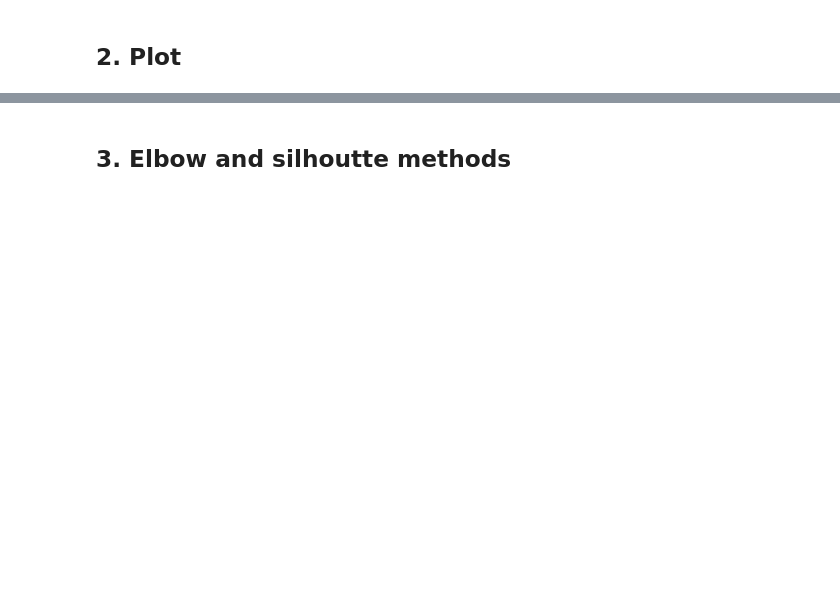
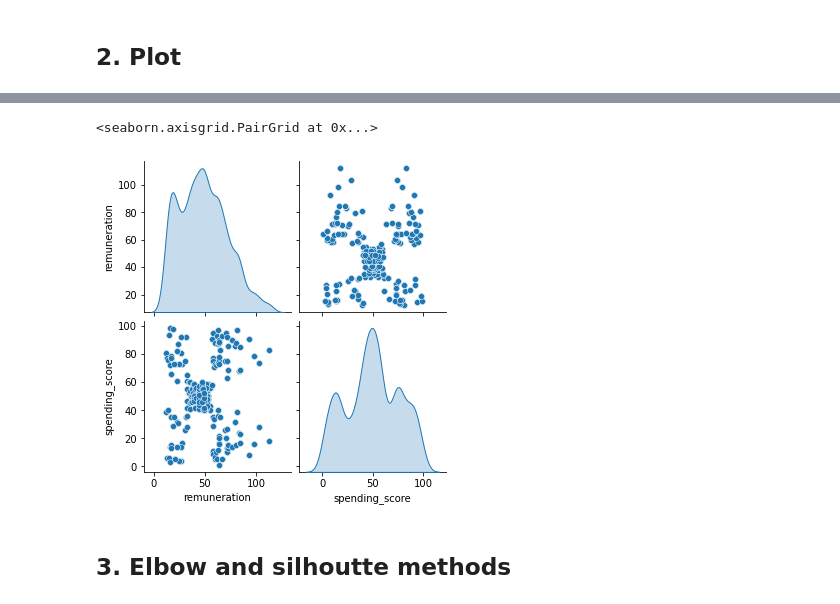
Before and after one commit to ttuncay/Tuncay_Tuna_LSE_DA301_Assignment, a Jupyter notebook: Tuncay_Tuna_LSE_DA301_Assignment.ipynb, the cells around one changed output, grey strips where cells are left out. Drawn from its saved outputs; the diff is of its cells as text; code cells hidden in the pictures; blank space fills up the shorter version.

```diff
--- a/Tuncay_Tuna_LSE_DA301_Assignment.ipynb
+++ b/Tuncay_Tuna_LSE_DA301_Assignment.ipynb
@@ -500,5 +526,10 @@ warnings.filterwarnings('ignore')
 # %%
 # Create a pairplot with Seaborn.
+x=df2[['remuneration', 'spending_score']]
+sns.pairplot(data=df2, vars=x, diag_kind= 'kde')
+# %% [output]
+<seaborn.axisgrid.PairGrid at 0x...>
+[figure, added]
 # %% [markdown]
 ## 3. Elbow and silhoutte methods
 # %%
```
Also changed, not shown: parts of 14 cells of this notebook.
